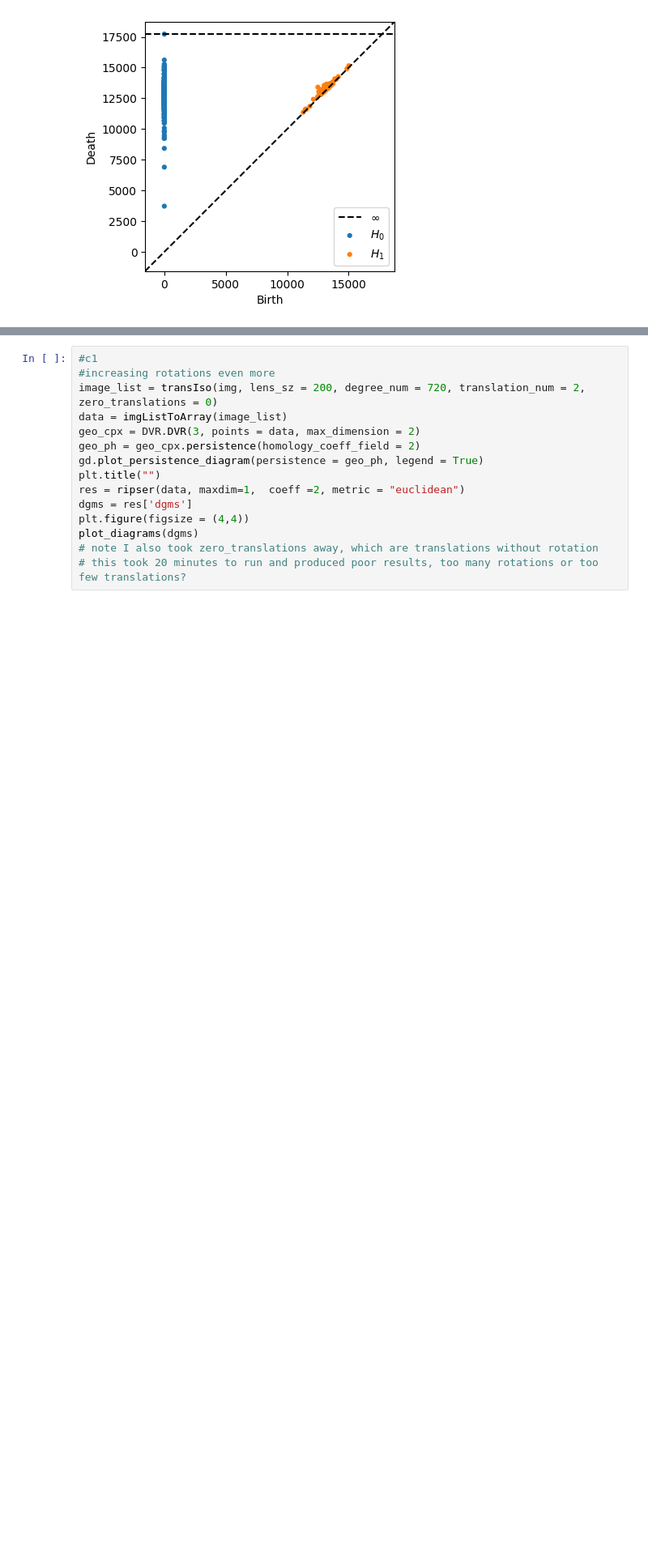
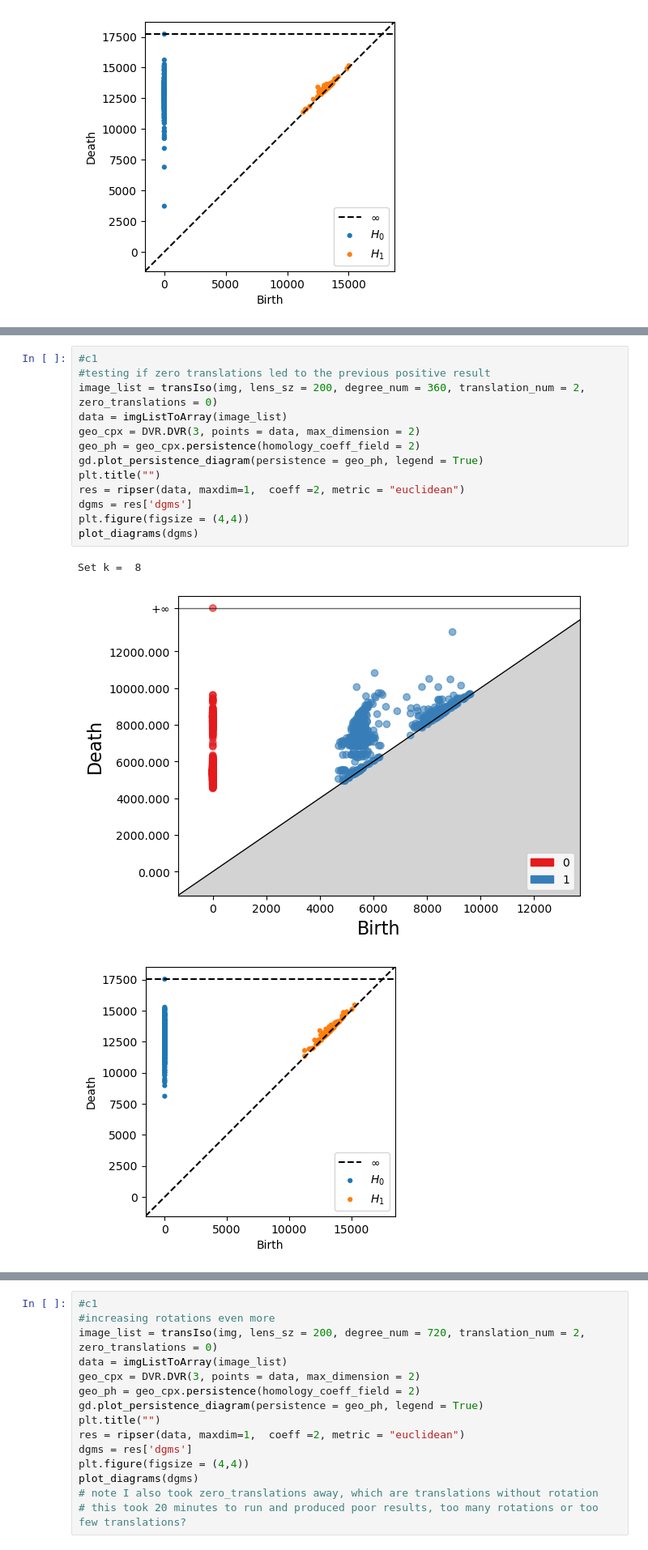
Before and after one commit to kyleormsby/persistent-symmetry, a Jupyter notebook: studentDemos/daleDemos/analyze_existing_image_DSL_DVR.ipynb, the cells around one changed output, grey strips where cells are left out. Shown at 81% size. Cells and saved outputs as stored; diff of their text form; blank space fills up the shorter version.

Commit message:
little bit of extra testing

```diff
--- a/studentDemos/daleDemos/analyze_existing_image_DSL_DVR.ipynb
+++ b/studentDemos/daleDemos/analyze_existing_image_DSL_DVR.ipynb
@@ -336 +332,18 @@ Set k =  8
 [figure]
+# %%
+#c1
+#testing if zero translations led to the previous positive result
+image_list = transIso(img, lens_sz = 200, degree_num = 360, translation_num = 2, zero_translations = 0)
+data = imgListToArray(image_list)
+geo_cpx = DVR.DVR(3, points = data, max_dimension = 2)
+geo_ph = geo_cpx.persistence(homology_coeff_field = 2)
+gd.plot_persistence_diagram(persistence = geo_ph, legend = True)
+plt.title("")
+res = ripser(data, maxdim=1,  coeff =2, metric = "euclidean")
+dgms = res['dgms']
+plt.figure(figsize = (4,4))
+plot_diagrams(dgms)
+# %% [output]
+Set k =  8
+[figure, added]
+[figure, added]
```
Also changed, not shown: parts of 23 cells of this notebook.
